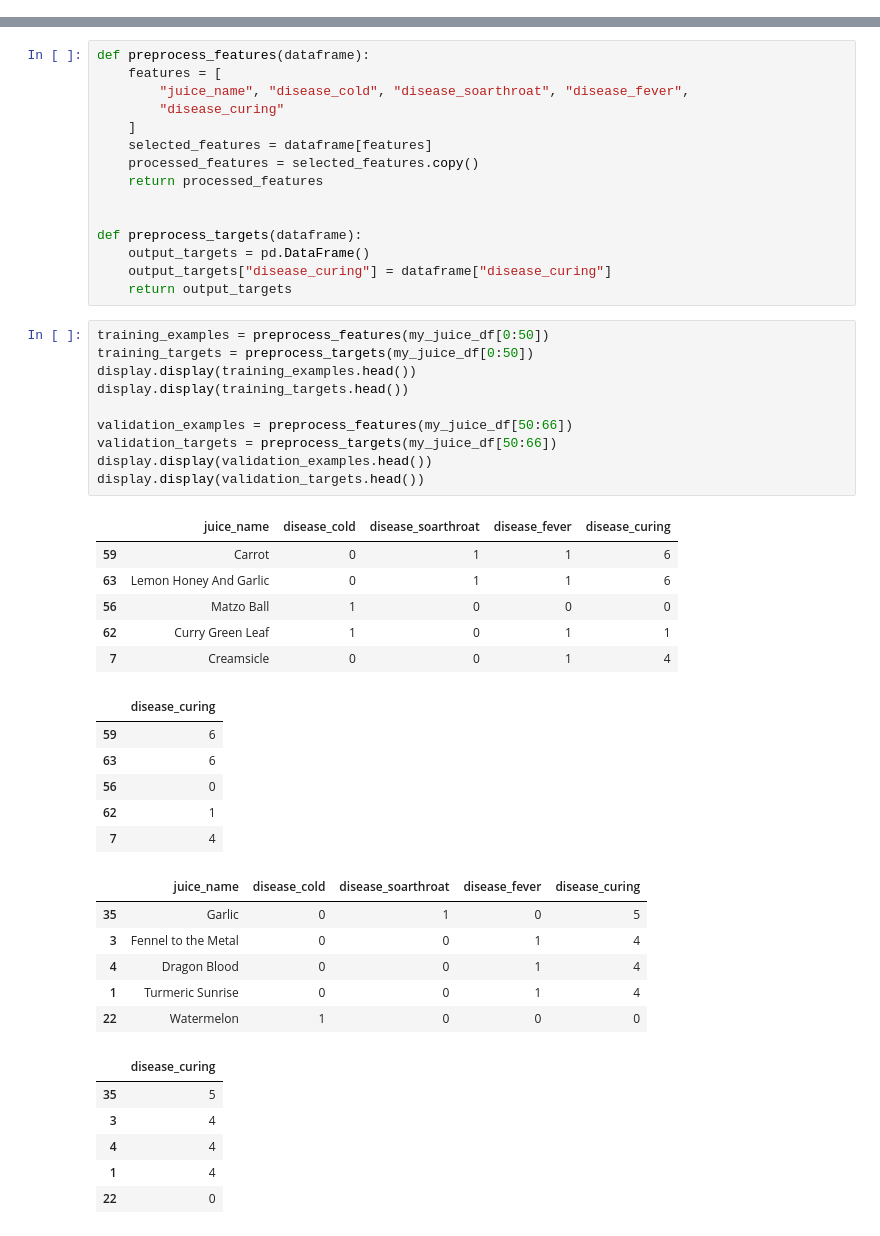
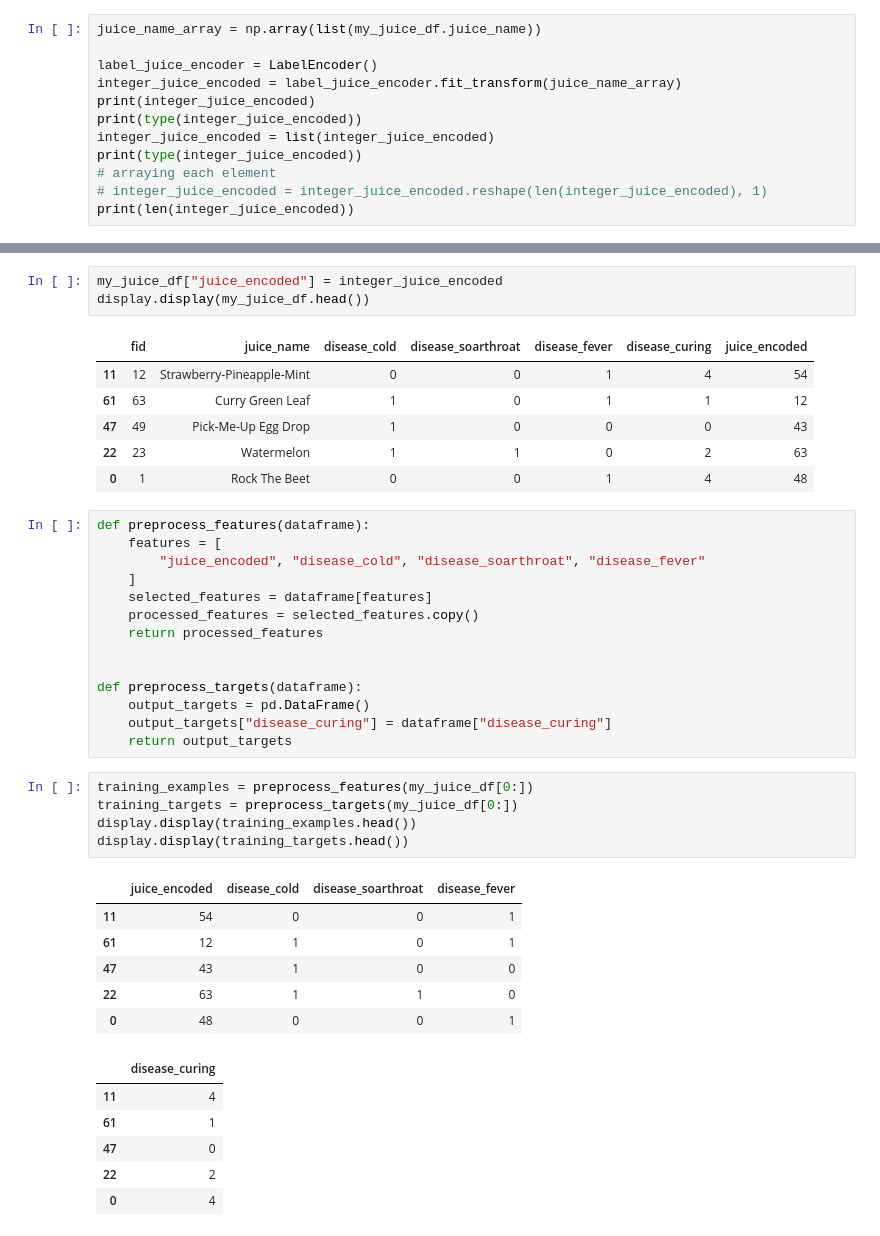
Before and after one commit to acesaif/Juice_Recommender_System, a Jupyter notebook: ml_juice_recommender.ipynb, the cells around one changed output, grey strips where cells are left out. Drawn from its saved outputs; the diff is of its cells as text.

```diff
--- a/ml_juice_recommender.ipynb
+++ b/ml_juice_recommender.ipynb
@@ -83,0 +86,12 @@ plt.show()
+# %%
+juice_name_array = np.array(list(my_juice_df.juice_name))
+
+label_juice_encoder = LabelEncoder()
+integer_juice_encoded = label_juice_encoder.fit_transform(juice_name_array)
+print(integer_juice_encoded)
+print(type(integer_juice_encoded))
+integer_juice_encoded = list(integer_juice_encoded)
+print(type(integer_juice_encoded))
+# arraying each element
+# integer_juice_encoded = integer_juice_encoded.reshape(len(integer_juice_encoded), 1)
+print(len(integer_juice_encoded))
@@ -84,8 +105,17 @@ plt.show()
+# %%
+my_juice_df["juice_encoded"] = integer_juice_encoded
+display.display(my_juice_df.head())
+# %% [output]
+|  | fid | juice_name | disease_cold | disease_soarthroat | disease_fever | disease_curing | juice_encoded |
+| 11 | 12 | Strawberry-Pineapple-Mint | 0 | 0 | 1 | 4 | 54 |
+| 61 | 63 | Curry Green Leaf | 1 | 0 | 1 | 1 | 12 |
+| 47 | 49 | Pick-Me-Up Egg Drop | 1 | 0 | 0 | 0 | 43 |
+| 22 | 23 | Watermelon | 1 | 1 | 0 | 2 | 63 |
+| 0 | 1 | Rock The Beet | 0 | 0 | 1 | 4 | 48 |
 # %%
 def preprocess_features(dataframe):
     features = [
-        "juice_name", "disease_cold", "disease_soarthroat", "disease_fever",
-        "disease_curing"
+        "juice_encoded", "disease_cold", "disease_soarthroat", "disease_fever"
     ]
     selected_features = dataframe[features]
     processed_features = selected_features.copy()
@@ -97,37 +127,20 @@ def preprocess_targets(dataframe):
     output_targets["disease_curing"] = dataframe["disease_curing"]
     return output_targets
 # %%
-training_examples = preprocess_features(my_juice_df[0:50])
-training_targets = preprocess_targets(my_juice_df[0:50])
+training_examples = preprocess_features(my_juice_df[0:])
+training_targets = preprocess_targets(my_juice_df[0:])
 display.display(training_examples.head())
 display.display(training_targets.head())
-
-validation_examples = preprocess_features(my_juice_df[50:66])
-validation_targets = preprocess_targets(my_juice_df[50:66])
-display.display(validation_examples.head())
-display.display(validation_targets.head())
 # %% [output]
-|  | juice_name | disease_cold | disease_soarthroat | disease_fever | disease_curing |
-| 59 | Carrot | 0 | 1 | 1 | 6 |
-| 63 | Lemon Honey And Garlic | 0 | 1 | 1 | 6 |
-| 56 | Matzo Ball | 1 | 0 | 0 | 0 |
-| 62 | Curry Green Leaf | 1 | 0 | 1 | 1 |
-| 7 | Creamsicle | 0 | 0 | 1 | 4 |
+|  | juice_encoded | disease_cold | disease_soarthroat | disease_fever |
+| 11 | 54 | 0 | 0 | 1 |
+| 61 | 12 | 1 | 0 | 1 |
+| 47 | 43 | 1 | 0 | 0 |
+| 22 | 63 | 1 | 1 | 0 |
+| 0 | 48 | 0 | 0 | 1 |
 |  | disease_curing |
-| 59 | 6 |
-| 63 | 6 |
-| 56 | 0 |
-| 62 | 1 |
-| 7 | 4 |
+| 11 | 4 |
+| 61 | 1 |
+| 47 | 0 |
+| 22 | 2 |
+| 0 | 4 |
-|  | juice_name | disease_cold | disease_soarthroat | disease_fever | disease_curing |
-| 35 | Garlic | 0 | 1 | 0 | 5 |
-| 3 | Fennel to the Metal | 0 | 0 | 1 | 4 |
-| 4 | Dragon Blood | 0 | 0 | 1 | 4 |
-| 1 | Turmeric Sunrise | 0 | 0 | 1 | 4 |
-| 22 | Watermelon | 1 | 0 | 0 | 0 |
-|  | disease_curing |
-| 35 | 5 |
-| 3 | 4 |
-| 4 | 4 |
-| 1 | 4 |
-| 22 | 0 |
```
Also changed, not shown: parts of 9 cells of this notebook.
